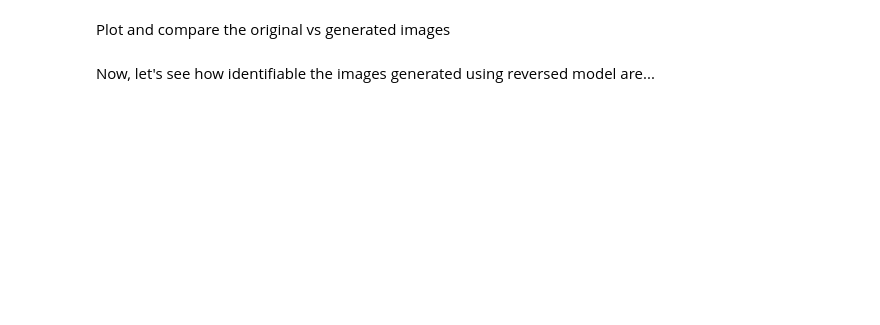
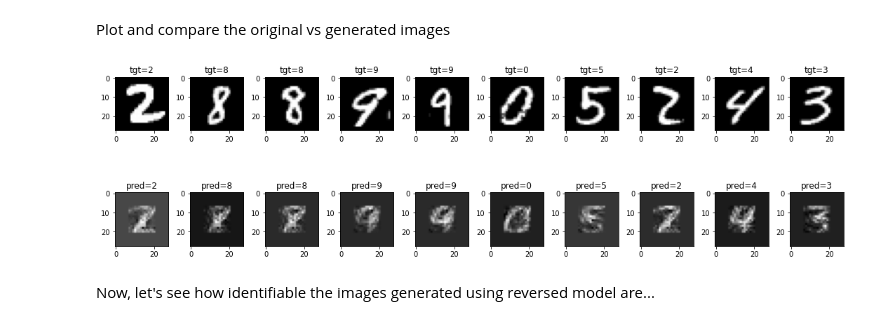
Before and after one commit to nayash/neural-nets-are-reversible, a Jupyter notebook: src/inverse-of-network-mnist-cnn.ipynb, the cells around one changed output. Cells and saved outputs as stored; diff of their text form; code cells hidden in the pictures; blank space fills up the shorter version.

Commit message:
inv with conv2d; working

```diff
--- a/src/inverse-of-network-mnist-cnn.ipynb
+++ b/src/inverse-of-network-mnist-cnn.ipynb
@@ -159,7 +161,7 @@ If you have not already trained a model, uncomment the below cell and run it
 # %% [markdown]
 ### Reverse Model Training
 # %%
-state = torch.load(OUTPUT_PATH/'state_small_nn.pt')
+state = torch.load(OUTPUT_PATH/'state_3layer_nn.pt')
 state.keys()
 # %% [output]
 dict_keys(['model_state', 'test_acc'])
@@ -395,8 +435,8 @@ import numpy as np
 def round_(n, d=5):
     return np.round(n, d)
 
-run_id = 'temp'
-change_desc = 'no relu or maxpool for transpose conv2d, exp lr 1e-3 to 1e-5'
+run_id = '3layer_conv2d_1'
+change_desc = '3 layer models, conv2d, abs'
 is_resume = True
 run_path = OUTPUT_PATH/'runs'/run_id
 run_path.mkdir(parents=True, exist_ok=True)
@@ -407,7 +447,7 @@ start_epoch = 0
 prev_best_loss = 999999
 total_training_time = 0
 
-state_path = run_path/'final_state_small_inv_nn.pt'
+state_path = run_path/'final_state_3layer_inv_nn.pt'
 
 if is_resume and state_path.exists():
     state = torch.load(state_path)
@@ -436,13 +476,12 @@ if run_id in ['test', 'temp']:
 for epoch in range(start_epoch, EPOCHS):
     stime = time.time()
     total_loss, total_loss_layer, total_loss_img, total_loss_cyc = \
-        train_inv(model, inv_model, device, s, optimizer, epoch, ALPHA) # TODO for test only !!!!!!
+        train_inv(model, inv_model, device, inv_data_loader, optimizer, epoch, ALPHA) # TODO for test only !!!!!!
 
     epoch_time = time.time() - stime
     total_training_time += epoch_time
 
-    if epoch % 100 == 0:
-        print(f'epoch={epoch}/{EPOCHS} loss={round_(total_loss)}, loss_layer={round_(total_loss_layer)}, loss_img={round_(total_loss_img)}, loss_cyc={round_(total_loss_cyc)}, epoch_duration={round(epoch_time)} secs')
+    print(f'epoch={epoch}/{EPOCHS} loss={round_(total_loss)}, loss_layer={round_(total_loss_layer)}, loss_img={round_(total_loss_img)}, loss_cyc={round_(total_loss_cyc)}, epoch_duration={round(epoch_time)} secs')
 
     wandb.log({
         'loss':total_loss,
@@ -465,7 +504,7 @@ for epoch in range(start_epoch, EPOCHS):
             'loss': prev_best_loss,
             'prev_best_loss': prev_best_loss
         }
-        torch.save(state, run_path/'state_small_inv_nn.pt')
+        torch.save(state, run_path/'state_3layer_inv_nn.pt')
         print(f'new best loss={total_loss}')
 
 
@@ -514,23 +553,45 @@ torch.save(state, state_path)
 wandb.finish()
 # %% [markdown]
 Plot and compare the original vs generated images
+# %%
+state = torch.load(run_path/'state_small_inv_nn.pt')
+inv_model.load_state_dict(state['model_state'])
+
+plt.figure(figsize=(15, 5))
+total_plts = 10
+for i in range(total_plts):
+    _ = np.random.randint(len(test_qmnist))
+    inp = model(test_qmnist[_][0].unsqueeze(0).to(device))
+    o = inv_model(inp)
+    img = o.reshape((28, 28)).cpu().detach().numpy()
+    ax_org = plt.subplot(2, 10, i+1)
+    plt.imshow(test_qmnist[_][0].squeeze().numpy(), cmap='gray')
+    ax_pred = plt.subplot(2, 10, i+1+total_plts)
+    plt.imshow(img, cmap='gray')
+    label = torch.argmax(model(o))
+    ax_pred.set_title(f'pred={label}')
+    ax_org.set_title(f'tgt={test_qmnist[_][1]}')
+plt.tight_layout()
+plt.show()
 # %%
-state = torch.load(run_path/'state_small_inv_nn.pt')
+state = torch.load(run_path/'state_3layer_inv_nn.pt')
 inv_model.load_state_dict(state['model_state'])
 
 plt.figure(figsize=(15, 5))
 total_plts = 10
 for i in range(total_plts):
     _ = np.random.randint(len(test_qmnist))
-    inp = model(test_qmnist[_][0].unsqueeze(0).to(device))
+    inp = model(train_qmnist[_][0].unsqueeze(0).to(device))
     label = torch.argmax(inp)
     o = inv_model(inp)
     img = o.reshape((28, 28)).cpu().detach().numpy()
     ax_org = plt.subplot(2, 10, i+1)
-    plt.imshow(test_qmnist[_][0].squeeze().numpy(), cmap='gray')
+    plt.imshow(train_qmnist[_][0].squeeze().numpy(), cmap='gray')
     ax_pred = plt.subplot(2, 10, i+1+total_plts)
     plt.imshow(img, cmap='gray')
     ax_pred.set_title(f'pred={label}')
-    ax_org.set_title(f'tgt={test_qmnist[_][1]}')
+    ax_org.set_title(f'tgt={train_qmnist[_][1]}')
 plt.tight_layout()
 plt.show()
+# %% [output]
+[figure, added]
```
Also changed, not shown: parts of 15 cells of this notebook.
